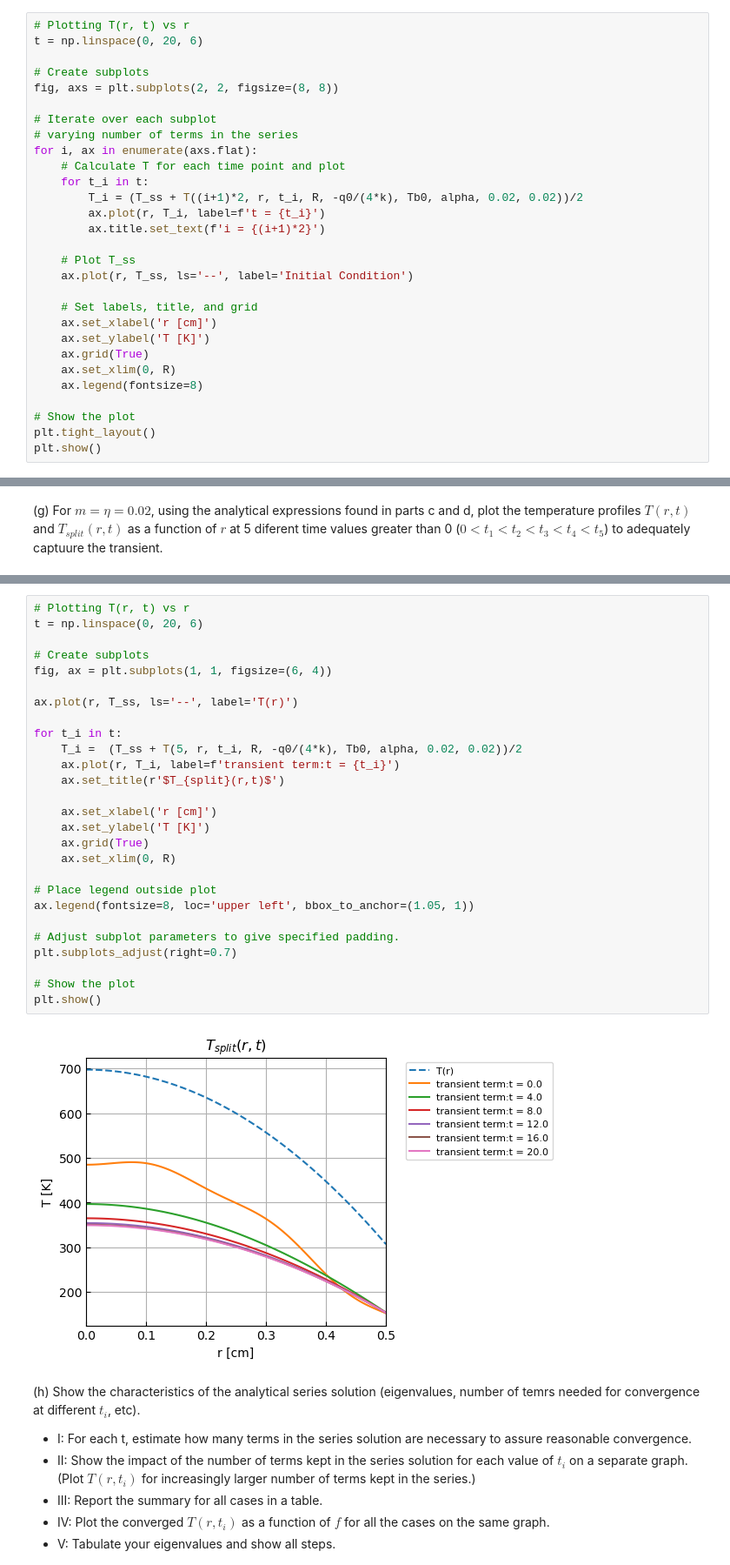
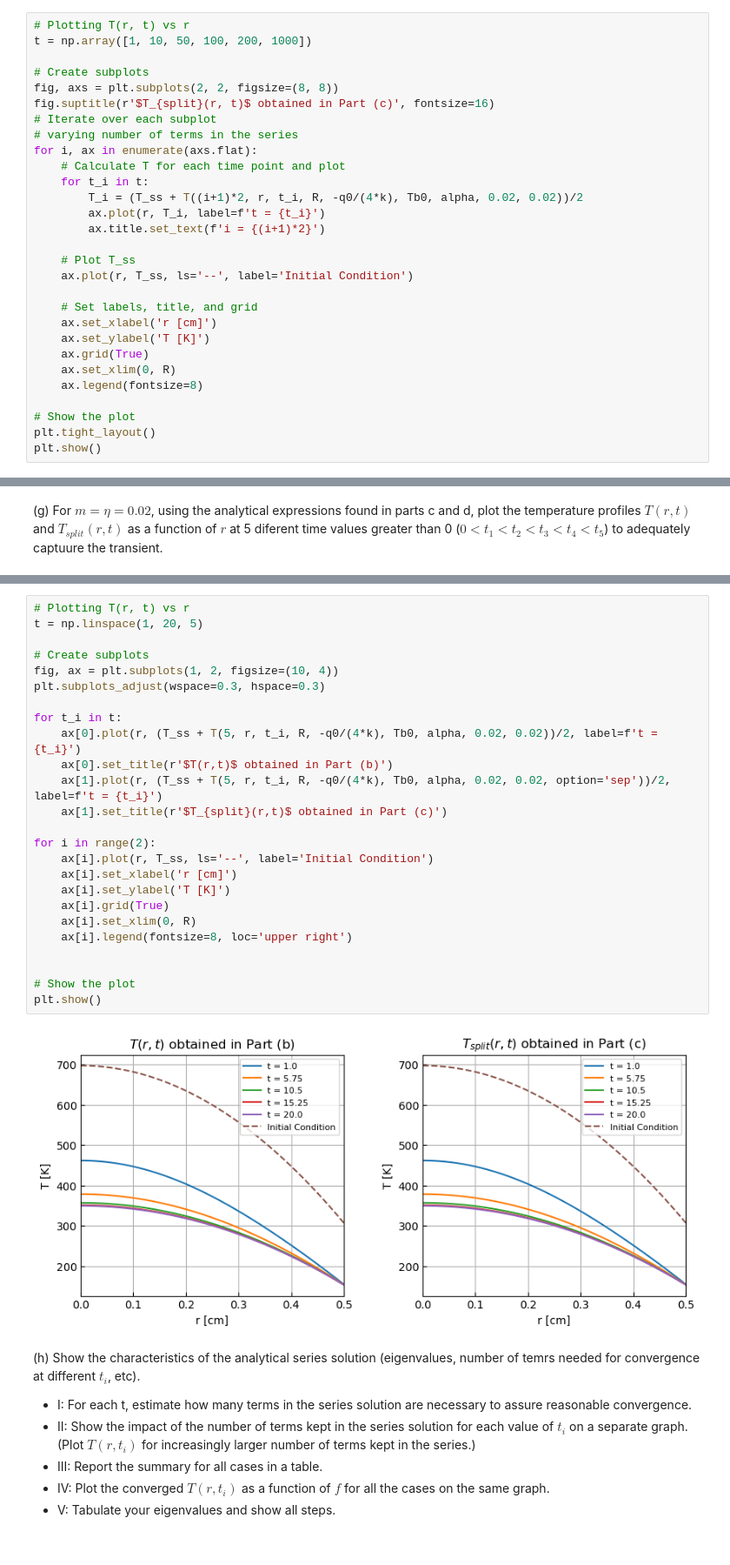
Before and after one commit to kkazuma19/HW501, a Jupyter notebook: CP2.ipynb, the cells around one changed output, grey strips where cells are left out. Shown at 87% size. Cells and saved outputs as stored; diff of their text form; blank space fills up the shorter version.

```diff
--- a/CP2.ipynb
+++ b/CP2.ipynb
@@ -609,10 +611,10 @@ As mentioned above, the function shapes were not given in the problem statement.
 # %%
 # Plotting T(r, t) vs r
-t = np.linspace(0, 20, 6)
+t = np.array([1, 10, 50, 100, 200, 1000])
 
 # Create subplots
 fig, axs = plt.subplots(2, 2, figsize=(8, 8))
-
+fig.suptitle(r'$T_{split}(r, t)$ obtained in Part (c)', fontsize=16)
 # Iterate over each subplot
 # varying number of terms in the series
 for i, ax in enumerate(axs.flat):
@@ -642,32 +678,30 @@ plt.show()
 # %%
 # Plotting T(r, t) vs r
-t = np.linspace(0, 20, 6)
+t = np.linspace(1, 20, 5)
 
 # Create subplots
-fig, ax = plt.subplots(1, 1, figsize=(6, 4))
-
-ax.plot(r, T_ss, ls='--', label='T(r)')
+fig, ax = plt.subplots(1, 2, figsize=(10, 4))
+plt.subplots_adjust(wspace=0.3, hspace=0.3)
 
 for t_i in t:
-    T_i =  (T_ss + T(5, r, t_i, R, -q0/(4*k), Tb0, alpha, 0.02, 0.02))/2
-    ax.plot(r, T_i, label=f'transient term:t = {t_i}')
-    ax.set_title(r'$T_{split}(r,t)$')
+    ax[0].plot(r, (T_ss + T(5, r, t_i, R, -q0/(4*k), Tb0, alpha, 0.02, 0.02))/2, label=f't = {t_i}')
+    ax[0].set_title(r'$T(r,t)$ obtained in Part (b)')
+    ax[1].plot(r, (T_ss + T(5, r, t_i, R, -q0/(4*k), Tb0, alpha, 0.02, 0.02, option='sep'))/2, label=f't = {t_i}')
+    ax[1].set_title(r'$T_{split}(r,t)$ obtained in Part (c)')
 
-    ax.set_xlabel('r [cm]')
-    ax.set_ylabel('T [K]')
-    ax.grid(True)
-    ax.set_xlim(0, R)
+for i in range(2):
+    ax[i].plot(r, T_ss, ls='--', label='Initial Condition')
+    ax[i].set_xlabel('r [cm]')
+    ax[i].set_ylabel('T [K]')
+    ax[i].grid(True)
+    ax[i].set_xlim(0, R)
+    ax[i].legend(fontsize=8, loc='upper right')
 
-# Place legend outside plot
-ax.legend(fontsize=8, loc='upper left', bbox_to_anchor=(1.05, 1))
-
-# Adjust subplot parameters to give specified padding.
-plt.subplots_adjust(right=0.7)
 
 # Show the plot
 plt.show()
 # %% [output]
-[figure, old version]
+[figure, new version]
 # %% [markdown]
 (h) Show the characteristics of the analytical series solution (eigenvalues, number of temrs needed for convergence at different $t_i$, etc).
 - I: For each t, estimate how many terms in the series solution are necessary to assure reasonable convergence.
```
Also changed, not shown: parts of 5 cells of this notebook.
